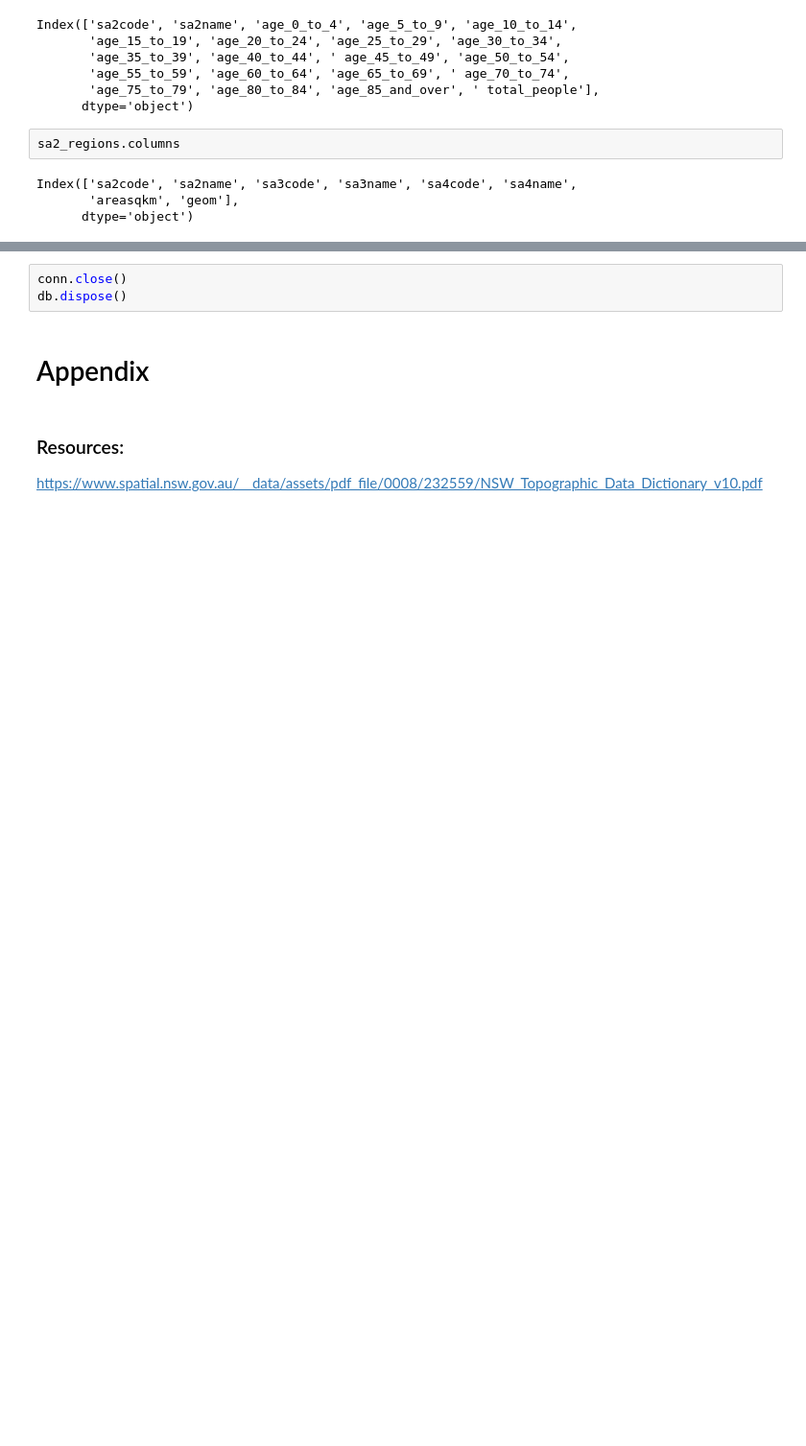
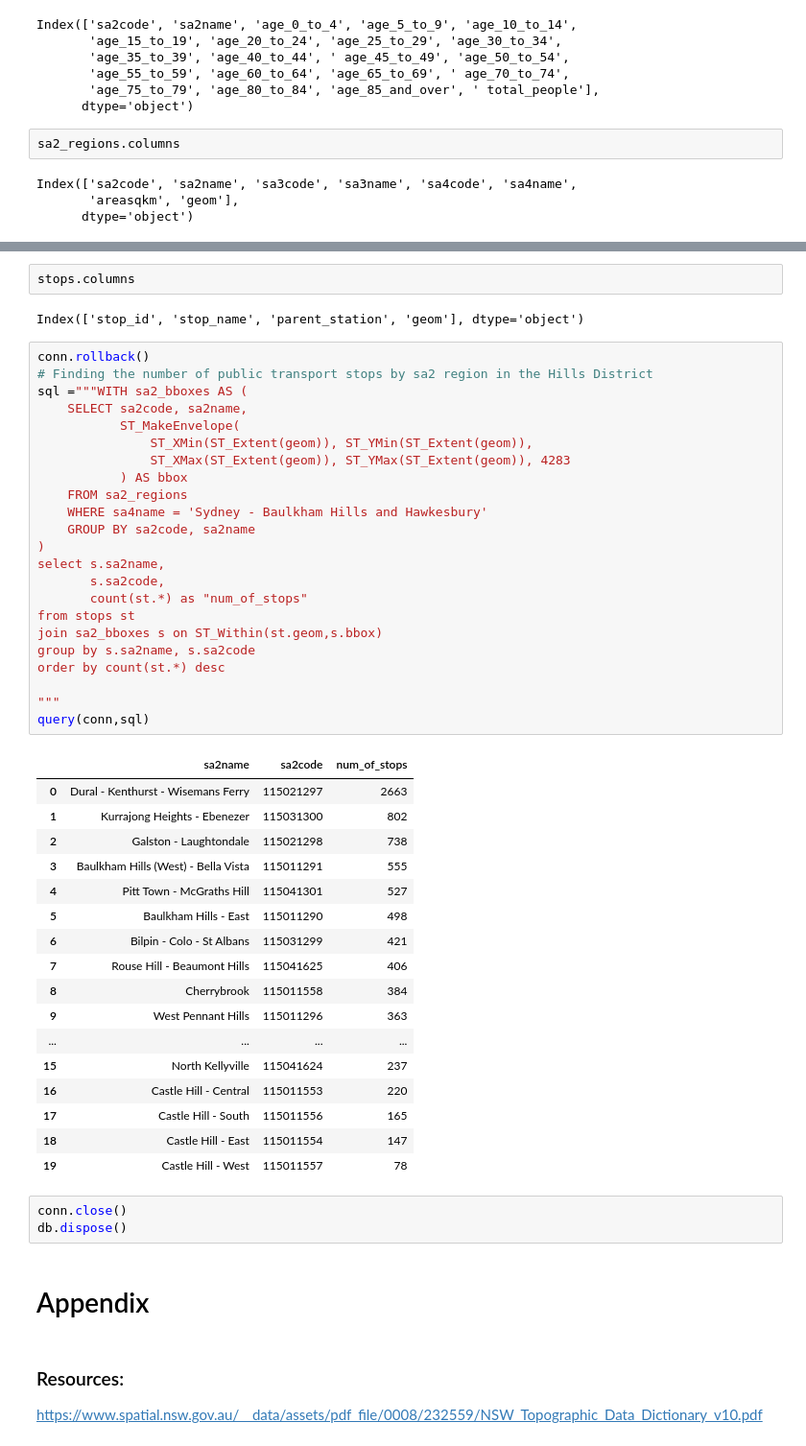
Before and after one commit to chloexnguyen/DATA2901_GreaterSydneyAssignment, a Jupyter notebook: DATA2901_workflow.ipynb, the cells around one changed output, grey strips where cells are left out. Shown at 96% size. Cells and saved outputs as stored; diff of their text form; blank space fills up the shorter version.

Commit message:
Update DATA2901_workflow.ipynb
Task 3:
figured out the sql query to get the metric for stops, still need to calculate the z score.

working on the metric for catchment per 1000 young people.

```diff
--- a/DATA2901_workflow.ipynb
+++ b/DATA2901_workflow.ipynb
@@ -628,3 +655,48 @@ conn.commit()
+# %%
+stops.columns
+# %% [output]
+Index(['stop_id', 'stop_name', 'parent_station', 'geom'], dtype='object')
+# %%
+conn.rollback()
+# Finding the number of public transport stops by sa2 region in the Hills District
+sql ="""WITH sa2_bboxes AS (
+    SELECT sa2code, sa2name,
+           ST_MakeEnvelope(
+               ST_XMin(ST_Extent(geom)), ST_YMin(ST_Extent(geom)),
+               ST_XMax(ST_Extent(geom)), ST_YMax(ST_Extent(geom)), 4283
+           ) AS bbox
+    FROM sa2_regions
+    WHERE sa4name = 'Sydney - Baulkham Hills and Hawkesbury'
+    GROUP BY sa2code, sa2name
+)
+select s.sa2name,
+       s.sa2code,
+       count(st.*) as "num_of_stops"
+from stops st
+join sa2_bboxes s on ST_Within(st.geom,s.bbox)
+group by s.sa2name, s.sa2code
+order by count(st.*) desc
+
+"""
+query(conn,sql)
+# %% [output]
+|  | sa2name | sa2code | num_of_stops |
+| 0 | Dural - Kenthurst - Wisemans Ferry | 115021297 | 2663 |
+| 1 | Kurrajong Heights - Ebenezer | 115031300 | 802 |
+| 2 | Galston - Laughtondale | 115021298 | 738 |
+| 3 | Baulkham Hills (West) - Bella Vista | 115011291 | 555 |
+| 4 | Pitt Town - McGraths Hill | 115041301 | 527 |
+| 5 | Baulkham Hills - East | 115011290 | 498 |
+| 6 | Bilpin - Colo - St Albans | 115031299 | 421 |
+| 7 | Rouse Hill - Beaumont Hills | 115041625 | 406 |
+| 8 | Cherrybrook | 115011558 | 384 |
+| 9 | West Pennant Hills | 115011296 | 363 |
+| ... | ... | ... | ... |
+| 15 | North Kellyville | 115041624 | 237 |
+| 16 | Castle Hill - Central | 115011553 | 220 |
+| 17 | Castle Hill - South | 115011556 | 165 |
+| 18 | Castle Hill - East | 115011554 | 147 |
+| 19 | Castle Hill - West | 115011557 | 78 |
 # %%
 conn.close()
 db.dispose()
```
Also changed, not shown: parts of 8 cells of this notebook.
